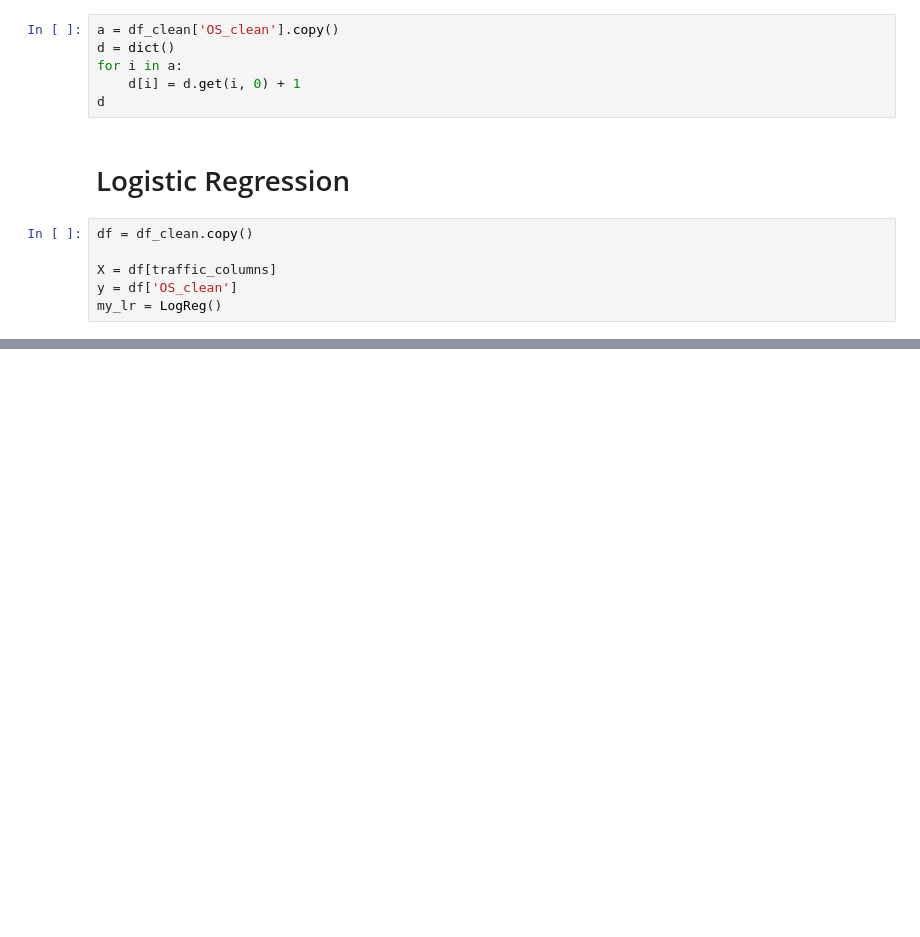
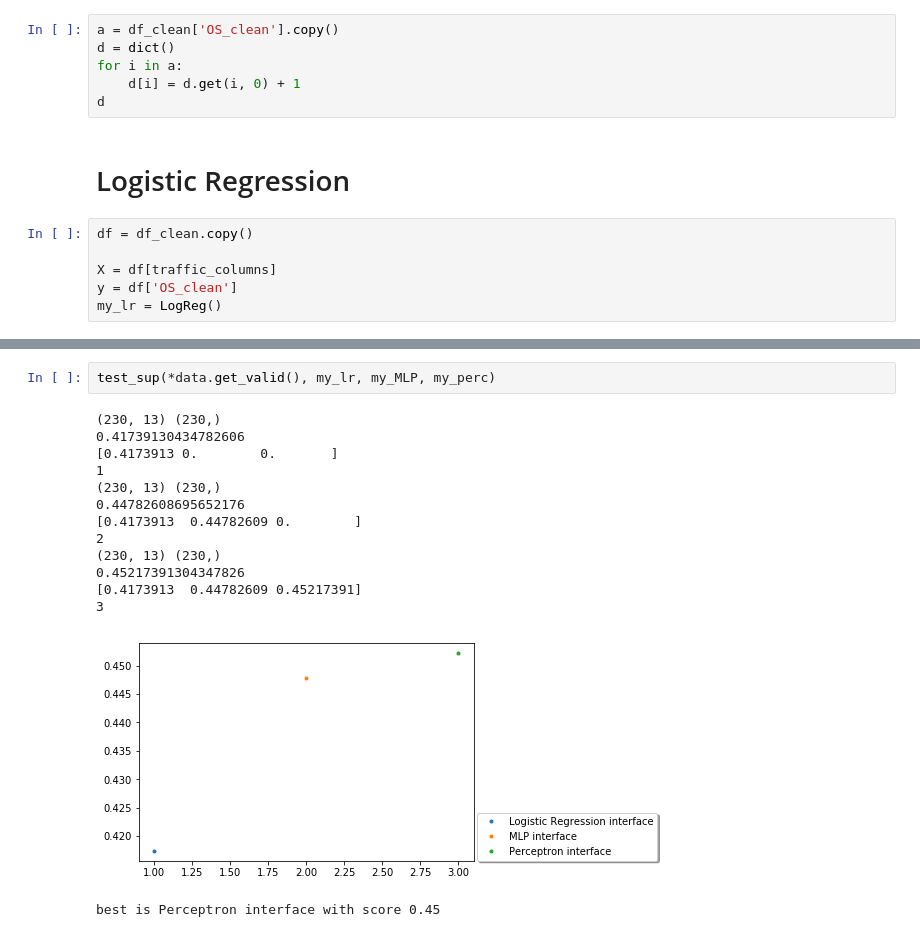
Before and after one commit to guglielmoG/MachineLearningVod, a Jupyter notebook: ML-Vod++.ipynb, the cells around one changed output, grey strips where cells are left out. Cells and saved outputs as stored; diff of their text form; blank space fills up the shorter version.

```diff
--- a/ML-Vod++.ipynb
+++ b/ML-Vod++.ipynb
@@ -898,0 +1060,17 @@ best is MLP interface with score 0.83
+# %%
+test_sup(*data.get_valid(), my_lr, my_MLP, my_perc)
+# %% [output]
+(230, 13) (230,)
+0.41739130434782606
+[0.4173913 0.        0.       ]
+1
+(230, 13) (230,)
+0.44782608695652176
+[0.4173913  0.44782609 0.        ]
+2
+(230, 13) (230,)
+0.45217391304347826
+[0.4173913  0.44782609 0.45217391]
+3
+[figure, added]
+best is Perceptron interface with score 0.45
```
Also changed, not shown: parts of 16 cells of this notebook.
